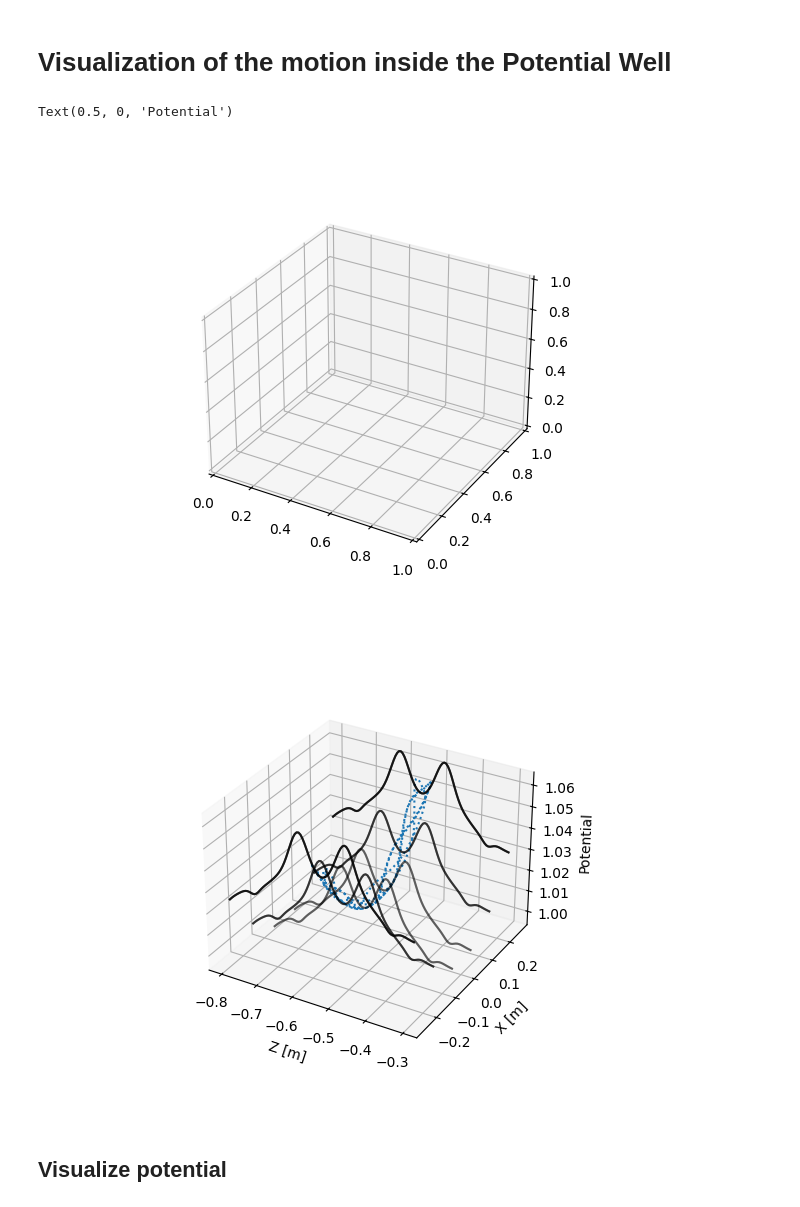
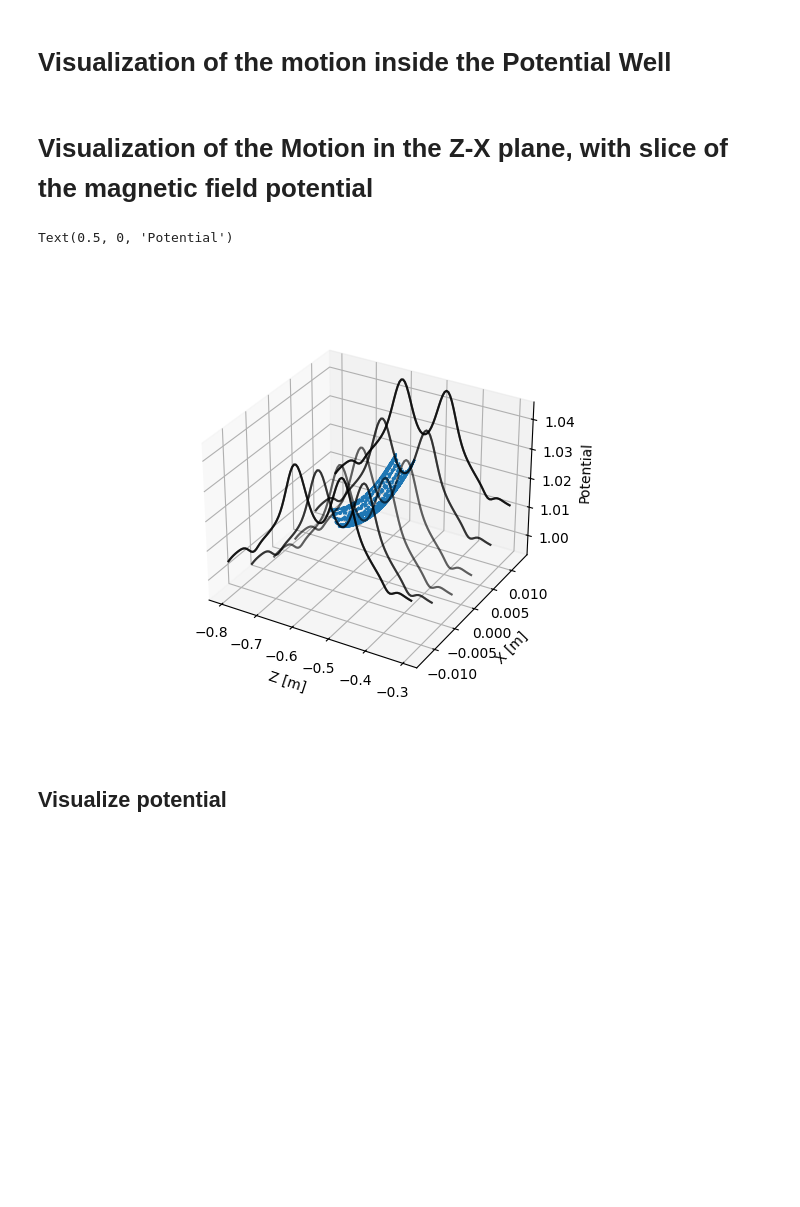
Before and after one commit to Adrianodelvincio/alphag_frequentist_analysis_2025, a Jupyter notebook: toy/Testing.ipynb, the cells around one changed output. Saved outputs shown, nothing was run; the diff lists cells and outputs as text; code cells hidden in the pictures; blank space fills up the shorter version.

Commit message:
run simulation for two different octupole fields

```diff
--- a/toy/Testing.ipynb
+++ b/toy/Testing.ipynb
@@ -484,7 +484,7 @@ Requirement already satisfied: pure-eval in /home/adriano/.local/lib/python3.10/
 def grid_plotter(zc, height):
     xx = np.ones(100)*zc
     zz = np.ones(100)*(height)
-    yy = np.linspace(-0.250, 0.250, 100)
+    yy = np.linspace(-0.0250, 0.0250, 100)
     ax.plot(xx, yy, zz, linestyle = "--", color = "black", alpha = 0.75)
     ax.plot(xx, zz, yy, linestyle = "--", color = "black", alpha = .75)
 # %%
@@ -495,7 +495,7 @@ from mpl_toolkits.mplot3d import Axes3D
 import numpy as np
 
 start = 0
-end = 2000
+end = 300
 
 fig = plt.figure()
 ax = fig.add_subplot(111, projection='3d')
@@ -507,16 +507,16 @@ ax.scatter(Zv[end], Xv[end], Yv[end], color = "red", marker = "x")
 # plot the trajectory
 ax.plot(Zv[:end], Xv[:end], Yv[:end])
 
-height = np.linspace(-0.2, 0.2, 3)
+height = np.linspace(-0.02/2, 0.02/2, 3)
 
 for h in height:
     grid_plotter(CONSTANTS.Zmin, h)
     grid_plotter(CONSTANTS.Zmax, h)
 
 
-ax.set_xlim(-0.800, -0.300)
-ax.set_ylim(-0.250, +0.250)
-ax.set_zlim(-0.250, +0.250)
+ax.set_xlim(-0.800, -0.300) # X axis -> Z variable
+ax.set_ylim(-0.0250/2, +0.0250/2) # Y axis -> X variable
+ax.set_zlim(-0.0250/2, +0.0250/2) # Z axis -> Y variable
 
 ax.set_xlabel("Z")
 ax.set_ylabel("X")
@@ -544,9 +544,11 @@ def slice_plotter(f, Bfield, zc, height, alpha, ax):
                zcomp, # z component
                harmonic_coefficient, harmonic_degree)
     ax.plot(zcomp, xcomp , Potential, linestyle = "-", color = "black", alpha = alpha)
+# %% [markdown]
+# Visualization of the Motion in the Z-X plane, with slice of the magnetic field potential
 # %%
-fig = plt.figure(2)
-ax = fig.add_subplot(111, projection='3d')
+# fig = plt.figure(2)
+# ax = fig.add_subplot(111, projection='3d')
 
 start = 0
 end = 5000
@@ -558,36 +560,35 @@ ax1 = fig.add_subplot(111, projection='3d')
 Potential = BfieldExtended(Bfield_17mT,
                            np.array(Xv),
                            np.array(Yv),
                            np.array(Zv),
                            harmonic_coefficient, harmonic_degree)
 # Plot trajectory in the potential well
 ax1.plot(Zv[:end], Xv[:end], Potential[:end], linestyle = "dotted")
 
 #slice
 
 
-height = np.linspace(-0.25, 0.25, 6)
+height = np.linspace(-0.025/2, 0.025/2, 6)
 
 for h in height:
     alpha = 2 * np.abs(h)/(height[-1] -  height[0]) * 0.4 + 0.3
     slice_plotter(BfieldExtended, Bfield_17mT, 0, h, alpha, ax1)
     slice_plotter(BfieldExtended, Bfield_17mT, 0, h, alpha, ax1)
 
 
 
 # ax.set_xlim(-0.800, -0.300)
 # ax.set_ylim(-0.250, +0.250)
 # ax.set_zlim(-0.250, +0.250)
 
 ax1.set_xlabel("Z [m]")
 ax1.set_ylabel("X [m]")
 ax1.set_zlabel("Potential")
 
 #plt.show()
 # %% [output]
 Text(0.5, 0, 'Potential')
-[figure, old version]
+[figure, new version]
-[figure, removed]
 # %% [markdown]
 ## Visualize potential
 # %%
```
Also changed, not shown: parts of 9 cells of this notebook, 3 other files.
